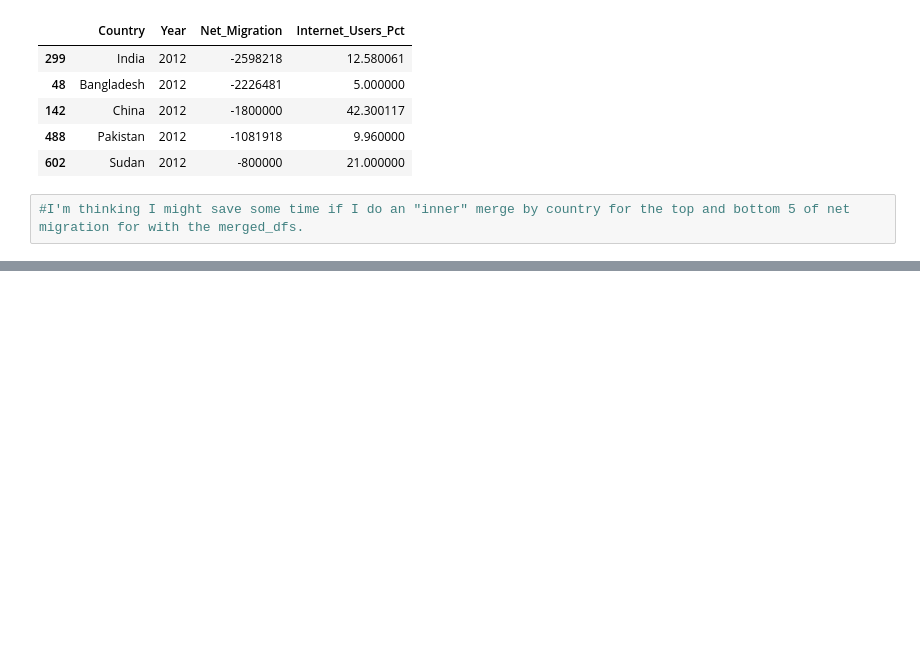
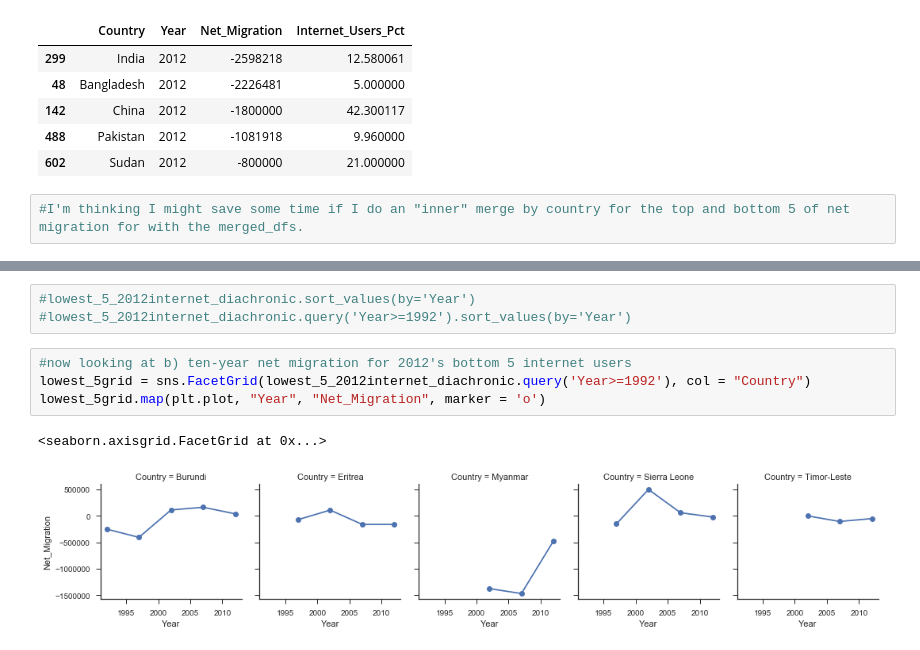
Before and after one commit to paulo-g-martinez/dq1-internet-migration, a Jupyter notebook: data-question-1-jupyter-notebook.ipynb, the cells around one changed output, grey strips where cells are left out. Cells and saved outputs as stored; diff of their text form; blank space fills up the shorter version.

```diff
--- a/data-question-1-jupyter-notebook.ipynb
+++ b/data-question-1-jupyter-notebook.ipynb
@@ -420,0 +458,10 @@ df2012.sort_values(by = 'Net_Migration', ascending=True,).head(5)
+# %%
+#lowest_5_2012internet_diachronic.sort_values(by='Year')
+#lowest_5_2012internet_diachronic.query('Year>=1992').sort_values(by='Year')
+# %%
+#now looking at b) ten-year net migration for 2012's bottom 5 internet users
+lowest_5grid = sns.FacetGrid(lowest_5_2012internet_diachronic.query('Year>=1992'), col = "Country")
+lowest_5grid.map(plt.plot, "Year", "Net_Migration", marker = 'o')
+# %% [output]
+<seaborn.axisgrid.FacetGrid at 0x...>
+[figure, added]
```
Also changed, not shown: parts of 6 cells of this notebook.
